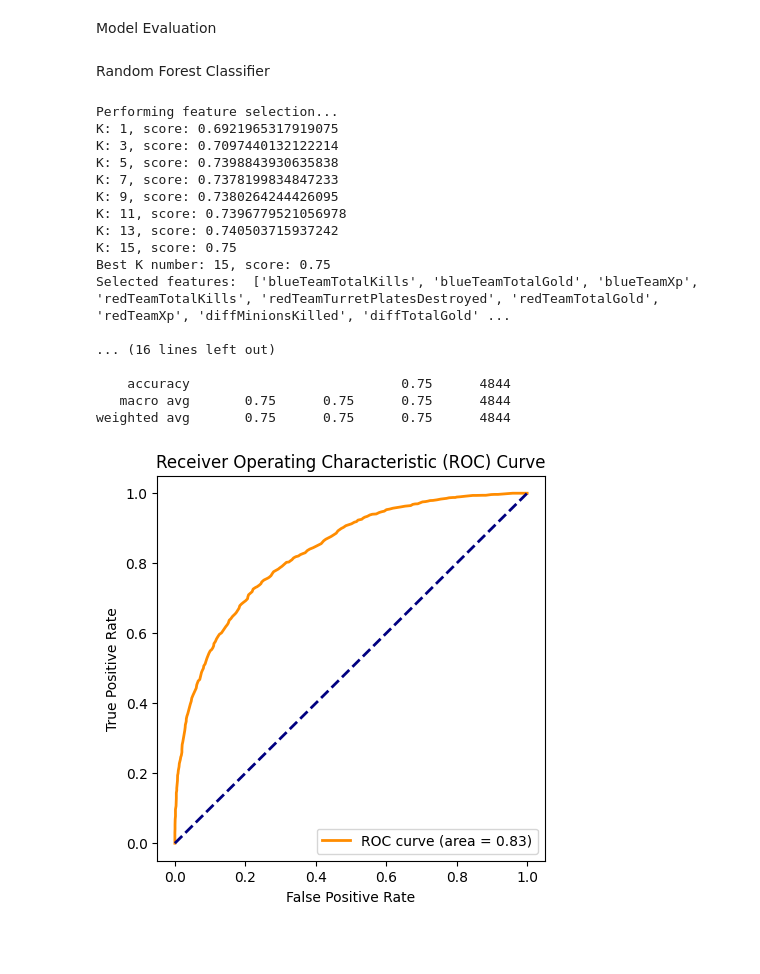
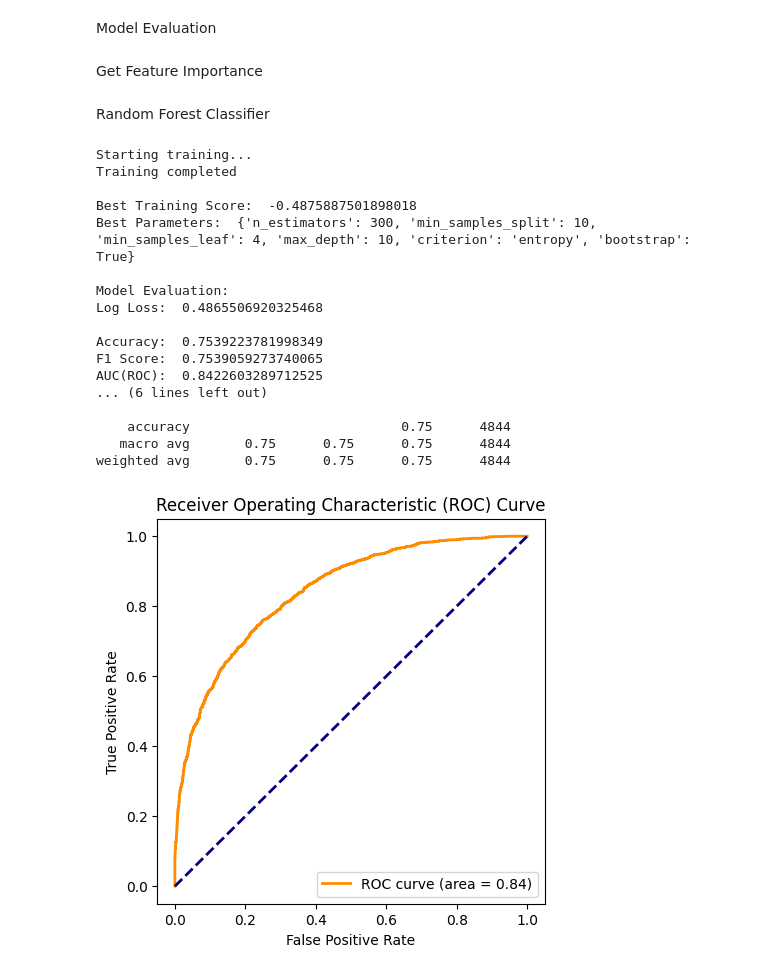
Before and after one commit to AurelienJuille/MLSD-Project, a Jupyter notebook: src/training.ipynb, the cells around one changed output. Drawn from its saved outputs; the diff is of its cells as text; code cells hidden in the pictures; blank space fills up the shorter version.

```diff
--- a/src/training.ipynb
+++ b/src/training.ipynb
@@ -107,7 +157,7 @@ def train_model_with_random_search(model, param_grid, X_train, y_train):
 
     # Initialize RandomizedSearchCV
     random_search = RandomizedSearchCV(model, param_distributions=param_grid, n_iter=10,
-                                       scoring='accuracy', n_jobs=-1, cv=cv)
+                                       scoring='neg_log_loss', n_jobs=-1, cv=cv)
 
     # Fit RandomizedSearchCV
     random_search.fit(X_train, y_train)
@@ -130,8 +180,22 @@ def train_model_with_random_search(model, param_grid, X_train, y_train):
 # %% [markdown]
 Model Evaluation
 # %%
-def evaluate_model(model, X_test):
+def compute_log_loss(model, X_test, y_test):
     print("Model Evaluation: ")
+
+    # Predict on test set
+    y_pred_prob = model.predict_proba(X_test)[:, 1]
+
+    # Compute Log Loss
+    loss = log_loss(y_test, y_pred_prob)
+    print('Log Loss: ', loss)
+    print()
+
+    return loss
+
+
+
+def compute_other_metrics(model, X_test, y_test):
 
     # Predict on test set
     y_pred = model.predict(X_test)
@@ -163,3 +227,5 @@ def evaluate_model(model, X_test):
     plt.show()
 
     return accuracy, f1, roc_auc
+# %% [markdown]
+Get Feature Importance
@@ -167,41 +254,53 @@ def evaluate_model(model, X_test):
 Random Forest Classifier
 # %%
 param_grid = {
-    'n_estimators': [100, 200, 300],
-    'criterion': ['gini'],
-    'max_depth': [None, 3, 4, 5, 10, 20, 30, 40, 50],
+    'n_estimators': [200, 300, 500],
+    'criterion': ['entropy'],
+    'max_depth': [None, 3, 4, 5, 10, 20, 30],
     'min_samples_split': [2, 5, 10],
     'min_samples_leaf': [1, 2, 4],
     'bootstrap': [True, False]
 }
 
-model = RandomForestClassifier()
+model = RandomForestClassifier(n_estimators=300,
+                               criterion='entropy',
+                               max_depth=10,
+                               min_samples_split=5,
+                               min_samples_leaf=2,
+                               n_jobs=-1,
+                               random_state=0)
 
 # Perform feature selection
-selected_features = find_bestKfeatures(model)
-X_train_rd, X_test_rd = apply_feature_selection(X_train, selected_features), apply_feature_selection(X_test, selected_features)
+#selected_features = find_bestKfeatures(model)
+#selected_features = rec_feature_elim_cv(model)
+X_train_rd, X_test_rd = X_train, X_test
+#X_train_rd, X_test_rd = apply_feature_selection(X_train, selected_features), apply_feature_selection(X_test, selected_features)
 
 # Train model with RandomizedSearchCV
 trained_model, param_sample = train_model_with_random_search(model, param_grid, X_train_rd, y_train)
 
 # Evaluate model
-accuracy, f1, roc_auc = evaluate_model(trained_model, X_test_rd)
+log_loss = compute_log_loss(trained_model, X_test_rd, y_test)
+accuracy, f1, roc_auc = compute_other_metrics(trained_model, X_test_rd, y_test)
+
+# Display feature importance
+display_feature_importance(trained_model, X_train_rd.columns)
 # %% [output]
-Performing feature selection...
-K: 1, score: 0.6921965317919075
-K: 3, score: 0.7097440132122214
-K: 5, score: 0.7398843930635838
-K: 7, score: 0.7378199834847233
-K: 9, score: 0.7380264244426095
-K: 11, score: 0.7396779521056978
-K: 13, score: 0.740503715937242
-K: 15, score: 0.75
-Best K number: 15, score: 0.75
-Selected features:  ['blueTeamTotalKills', 'blueTeamTotalGold', 'blueTeamXp', 'redTeamTotalKills', 'redTeamTurretPlatesDestroyed', 'redTeamTotalGold', 'redTeamXp', 'diffMinionsKilled', 'diffTotalGold' ...
+Starting training...
+Training completed
 
-... (16 lines left out)
+Best Training Score:  -0.4875887501898018
+Best Parameters:  {'n_estimators': 300, 'min_samples_split': 10, 'min_samples_leaf': 4, 'max_depth': 10, 'criterion': 'entropy', 'bootstrap': True}
+
+Model Evaluation:
+Log Loss:  0.4865506920325468
+
+Accuracy:  0.7539223781998349
+F1 Score:  0.7539059273740065
+AUC(ROC):  0.8422603289712525
+... (6 lines left out)
 
     accuracy                           0.75      4844
    macro avg       0.75      0.75      0.75      4844
 weighted avg       0.75      0.75      0.75      4844
-[figure, old version]
+[figure, new version]
```
Also changed, not shown: parts of 9 cells of this notebook, 3 other files.
